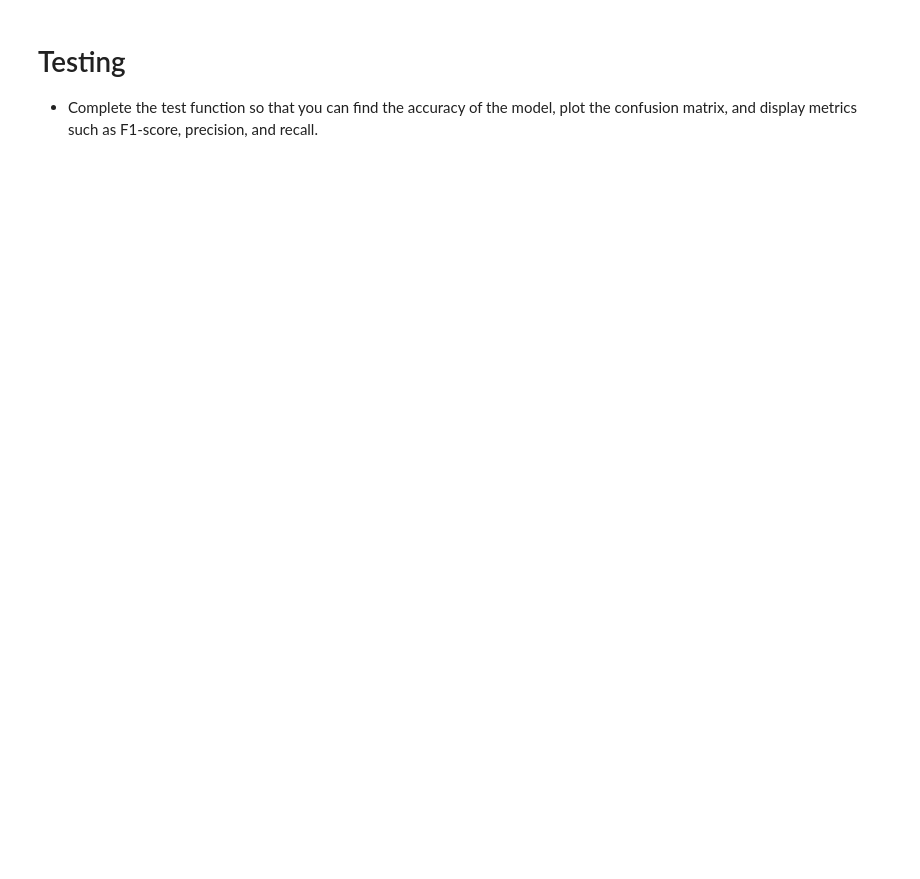
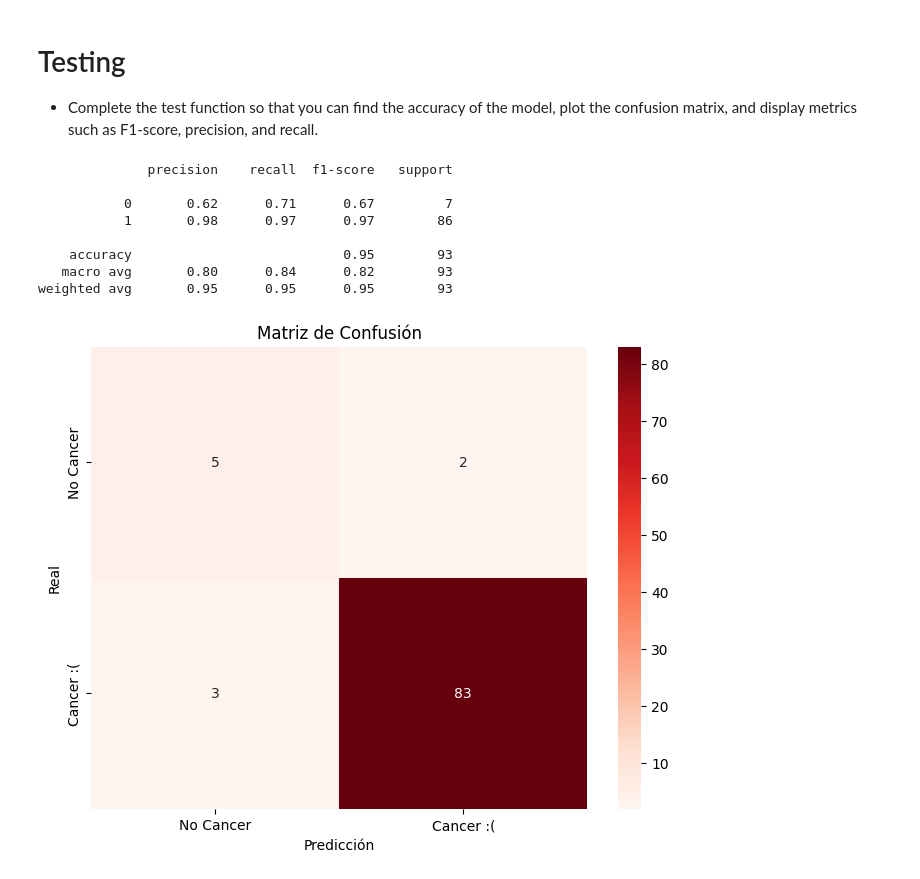
Before and after one commit to jeffreymonjacastro/2024-II, a Jupyter notebook: ML/W13/G5_Tema_8_MLP.ipynb, the cells around one changed output. Cells and saved outputs as stored; diff of their text form; code cells hidden in the pictures; blank space fills up the shorter version.

```diff
--- a/ML/W13/G5_Tema_8_MLP.ipynb
+++ b/ML/W13/G5_Tema_8_MLP.ipynb
@@ -77,0 +61,4 @@ AttributeError: 'NoneType' object has no attribute 'shape'
+# %%
+#Dentro del datasetm cambiamos las etiquetas de los generos y las salidas por valores numericos, para la normalizacion
+x_data['GENDER'] = x_data['GENDER'].map({'M': 0, 'F': 1})
+y_data = y_data.map({'NO': 0, 'YES': 1})
@@ -129,9 +152,13 @@ For each MLP, you should create its loss function and optimizer.
 - [Loss Function](https://neptune.ai/blog/pytorch-loss-functions)
 - [Optimizers](https://machinelearningmastery.com/using-optimizers-from-pytorch/)
 # %%
-# The following two lines are examples of a loss function and an optimizer.
-# loss = torch.nn.MSELoss()
-# optimizer = torch.optim.Adam(model1.parameters(), lr = 0.01)
+#Creamos nuestra clase
+n=128
+model1 = MLP(n)
+model1.to(device)
+
+loss = torch.nn.CrossEntropyLoss()
+optimizer = torch.optim.Adam(model1.parameters(), lr = 0.01)
 # %% [markdown]
 # Training
 
@@ -162,11 +210,35 @@ def train(model, loss_f, optimizer,epochs, x_train, y_train):
 # %% [markdown]
 # Testing
 - Complete the test function so that you can find the accuracy of the model, plot the confusion matrix, and display metrics such as F1-score, precision, and recall.
-# %%
-def test(model, x_train, y_train):
-  x_train = x_train.to(device)
-  y_train = y_train.to(device)
-  y_pred = model(x_train)
-  ## Comparar los datos predecidor con los datos de entrenamiento
-
-  ## Graficar la matriz de confusion y mostrar métricas como F1 score, presition and recall
+# %%
+def test(model, x_test, y_test):
+    x_test = x_test.to(device)
+    y_test = y_test.to(device)
+    with torch.no_grad():
+        y_pred = model(x_test)
+
+    y_pred_labels=torch.argmax(y_pred,dim=1)
+
+    y_pred_labels = y_pred_labels.cpu().numpy()
+    y_test_cpu = y_test.cpu().numpy()
+
+    confusion_matri = confusion_matrix(y_test_cpu, y_pred_labels)
+    print(classification_report(y_test_cpu, y_pred_labels))
+    plt.figure(figsize=(8, 6))
+    sns.heatmap(confusion_matri, annot=True, fmt='d', cmap='Reds', xticklabels=["No Cancer", "Cancer :("], yticklabels=["No Cancer", "Cancer :("])
+    plt.xlabel("Predicción")
+    plt.ylabel("Real")
+    plt.title("Matriz de Confusión")
+    plt.show()
+# %%
+test(model1, x_test_norm_torch, y_test_norm_torch)
+# %% [output]
+              precision    recall  f1-score   support
+
+           0       0.62      0.71      0.67         7
+           1       0.98      0.97      0.97        86
+
+    accuracy                           0.95        93
+   macro avg       0.80      0.84      0.82        93
+weighted avg       0.95      0.95      0.95        93
+[figure, added]
```
Also changed, not shown: parts of 9 cells of this notebook, 7 other files.
